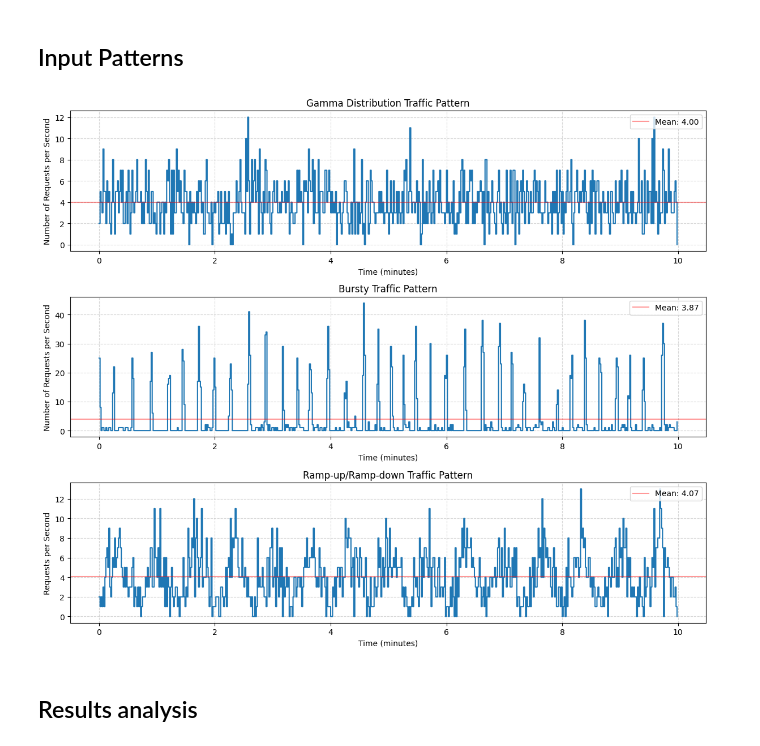
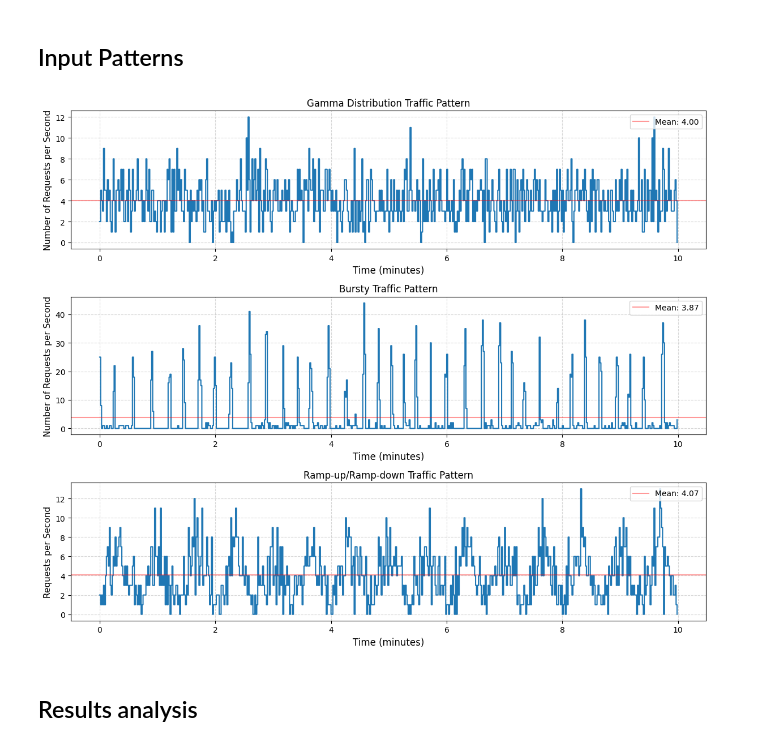
Before and after one commit to Antonio-MI/sincere, a Jupyter notebook: process_results.ipynb, the cells around one changed output. Drawn from its saved outputs; the diff is of its cells as text; code cells hidden in the pictures.

```diff
--- a/process_results.ipynb
+++ b/process_results.ipynb
@@ -158,7 +151,7 @@ plt.show()
 # %% [markdown]
 ## Input Patterns
 # %%
-fig, ax = plt.subplots(figsize=(12, 10), nrows=3, ncols=1)
+fig, ax = plt.subplots(figsize=(12, 10), nrows=3, ncols=1, sharey=False)
 
 np.random.seed(42)
 random.seed(42)
@@ -184,11 +177,11 @@ gamma_mean = np.mean(request_counts)
 ax[0].step(time_bins_minutes[:-1], request_counts, where='post')
 ax[0].axhline(gamma_mean, color='r', linestyle='-', label=f'Mean: {gamma_mean:.2f}', alpha = 0.4)
 ax[0].set_title('Gamma Distribution Traffic Pattern')
-ax[0].set_xlabel('Time (minutes)')
-ax[0].set_ylabel('Number of Requests per Second')
+ax[0].set_xlabel('Time (minutes)', fontsize = 12)
+ax[0].set_ylabel('Number of Requests per Second', fontsize = 11)
 ax[0].grid(True, linestyle="--", alpha=0.5)
 ax[0].legend(loc="upper right")
-
+ax[0].tick_params(axis='both', which='major', labelsize=10)
 
 # Plot 2: Bursty Traffic Pattern (Updated)
 arrival_times = []
@@ -217,10 +210,11 @@ bursty_mean = np.mean(request_counts)
 ax[1].step(time_bins_minutes[:-1], request_counts, where='post')
 ax[1].axhline(bursty_mean, color='r', linestyle='-', label=f'Mean: {bursty_mean:.2f}', alpha = 0.4)
 ax[1].set_title('Bursty Traffic Pattern')
-ax[1].set_xlabel('Time (minutes)')
-ax[1].set_ylabel('Number of Requests per Second')
+ax[1].set_xlabel('Time (minutes)', fontsize = 12)
+ax[1].set_ylabel('Number of Requests per Second', fontsize = 11)
 ax[1].grid(True, linestyle="--", alpha=0.5)
 ax[1].legend(loc="upper right")
+ax[1].tick_params(axis='both', which='major', labelsize=10)
 
 
 # Plot 3: Repeating Ramp-up/Ramp-down Traffic Pattern
@@ -228,36 +222,38 @@ min_rate = 1
 max_rate = 7
 ramp_up_duration = 20
 ramp_down_duration = 20
 cycle_duration = ramp_up_duration + ramp_down_duration
 arrival_times = []
 current_time = 0
 while current_time < run_duration:
     time_in_cycle = (current_time % cycle_duration)
     if time_in_cycle < ramp_up_duration:
         current_rate = min_rate + (max_rate - min_rate) * (time_in_cycle / ramp_up_duration)
     else:
         time_in_ramp_down = time_in_cycle - ramp_up_duration
         current_rate = max_rate - (max_rate - min_rate) * (time_in_ramp_down / ramp_down_duration)
     inter_arrival_time = np.random.exponential(1 / current_rate)
     current_time += inter_arrival_time
     if current_time <= run_duration:
         arrival_times.append(current_time)
 arrival_times = np.array(arrival_times)
 request_counts, _ = np.histogram(arrival_times, bins=time_bins)
 # Plot Ramp-up/Ramp-down Traffic
 ramp_mean = np.mean(request_counts)
 ax[2].step(time_bins_minutes[:-1], request_counts, where='post')
 ax[2].axhline(ramp_mean, color='r', linestyle='-', label=f'Mean: {ramp_mean:.2f}', alpha = 0.4)
 ax[2].set_title('Ramp-up/Ramp-down Traffic Pattern')
-ax[2].set_xlabel('Time (minutes)')
-ax[2].set_ylabel('Requests per Second')
+ax[2].set_xlabel('Time (minutes)', fontsize = 12)
+ax[2].set_ylabel('Requests per Second', fontsize = 11)
 ax[2].grid(True, linestyle="--", alpha=0.5)
 ax[2].legend(loc="upper right")
+ax[2].tick_params(axis='both', which='major', labelsize=10)
 
 plt.tight_layout()
+plt.savefig('readme_media/input_patterns.png', dpi=300)
 plt.show()
 # %% [output]
-[figure, old version]
+[figure, new version]
 # %% [markdown]
 ## Results analysis
 # %%
```
Also changed, not shown: parts of 1 cell of this notebook, 5 other files.
